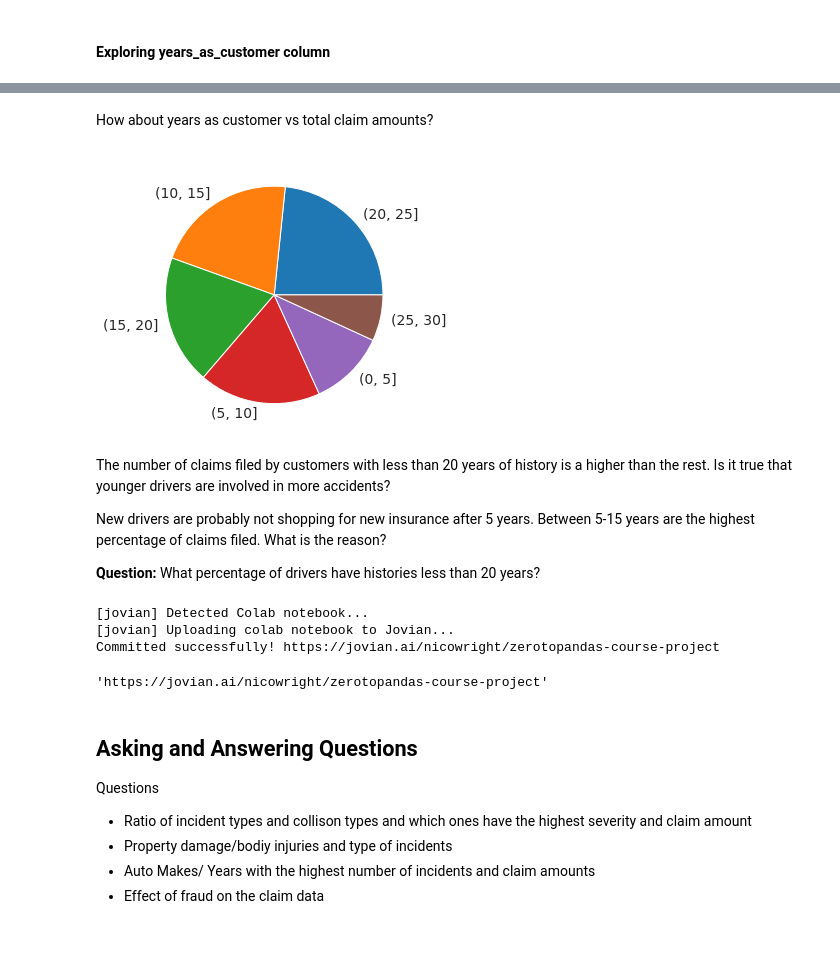
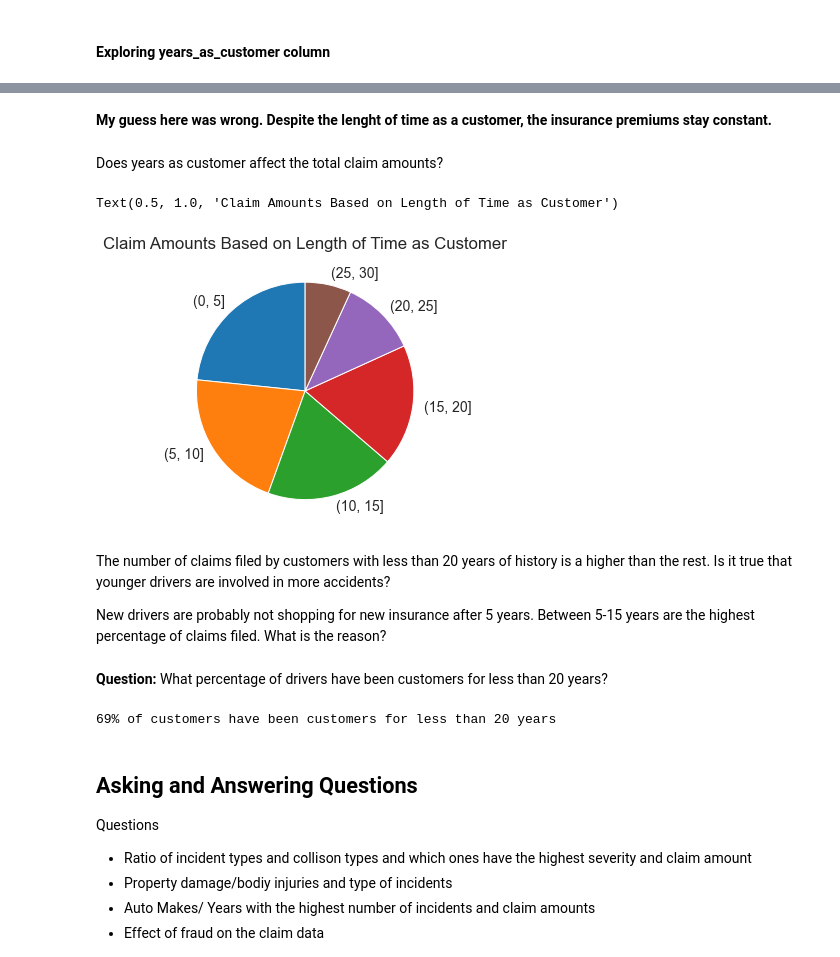
Before and after one commit to NicoWright/ZerotoPandas-CourseProject, a Jupyter notebook: zerotopandas_course_project.ipynb, the cells around one changed output, grey strips where cells are left out. Saved outputs shown, nothing was run; the diff lists cells and outputs as text; code cells hidden in the pictures; blank space fills up the shorter version.

```diff
--- a/zerotopandas_course_project.ipynb
+++ b/zerotopandas_course_project.ipynb
@@ -51,7 +19,7 @@ We will import the necessary modules for analysis and understand the shape and c
 import pandas as pd
 import numpy as np
 # %%
-df = pd.read_csv('/content/automobile-insurance/insurance_claims.csv')
+df = pd.read_csv('insurance_claims.csv')
 # %%
 df
 # %% [output]
@@ -98,0 +59,3 @@ array(['01', '02', '03'], dtype=object)
+# %%
+df.incident_date = pd.to_datetime(df.incident_date)
+df.policy_bind_date = pd.to_datetime(df.policy_bind_date)
@@ -192,4 +155,4 @@ import matplotlib.pyplot as plt
 sns.set_style('whitegrid')
 matplotlib.rcParams['font.size'] = 14
 matplotlib.rcParams['figure.figsize'] = (9, 5)
-matplotlib.rcParams['figure.facecolor'] = '#00000000'
+#matplotlib.rcParams['figure.facecolor'] = '#00000000'
@@ -246,23 +225,25 @@ sns.barplot(x='years_bin', y='policy_annual_premium', data=df);
+# %% [markdown]
+**My guess here was wrong. Despite the lenght of time as a customer, the insurance premiums stay constant.**
 # %% [markdown]
-How about years as customer vs total claim amounts?
+Does years as customer affect the total claim amounts?
 # %%
-labels = df.years_bin.value_counts().index
-plt.pie(df['years_bin'].value_counts(), labels=labels);
+labels = df.years_bin.unique().sort_values().dropna()
+plt.pie(df['years_bin'].value_counts(), labels=labels, startangle=90);
+plt.title('Claim Amounts Based on Length of Time as Customer')
 # %% [output]
+Text(0.5, 1.0, 'Claim Amounts Based on Length of Time as Customer')
-[figure, old version]
+[figure, new version]
 # %% [markdown]
 The number of claims filed by customers with less than 20 years of history is a higher than the rest. Is it true that younger drivers are involved in more accidents?
 
 New drivers are probably not shopping for new insurance after 5 years. Between 5-15 years are the highest percentage of claims filed. What is the reason?
-
-**Question:** What percentage of drivers have histories less than 20 years?
-# %%
-jovian.commit()
-# %% [output]
-[jovian] Detected Colab notebook...
-[jovian] Uploading colab notebook to Jovian...
-Committed successfully! https://jovian.ai/nicowright/zerotopandas-course-project
-'https://jovian.ai/nicowright/zerotopandas-course-project'
+# %% [markdown]
+**Question:** What percentage of drivers have been customers for less than 20 years?
+# %%
+customers_less20 = df.years_bin.value_counts()[[1,2,3,4]].sum() / df.years_bin.value_counts().sum() * 100
+print('{}% of customers have been customers for less than 20 years'.format(int(customers_less20)))
+# %% [output]
+69% of customers have been customers for less than 20 years
 # %% [markdown]
 ## Asking and Answering Questions
 
```
Also changed, not shown: parts of 21 cells of this notebook, 3 other files.
